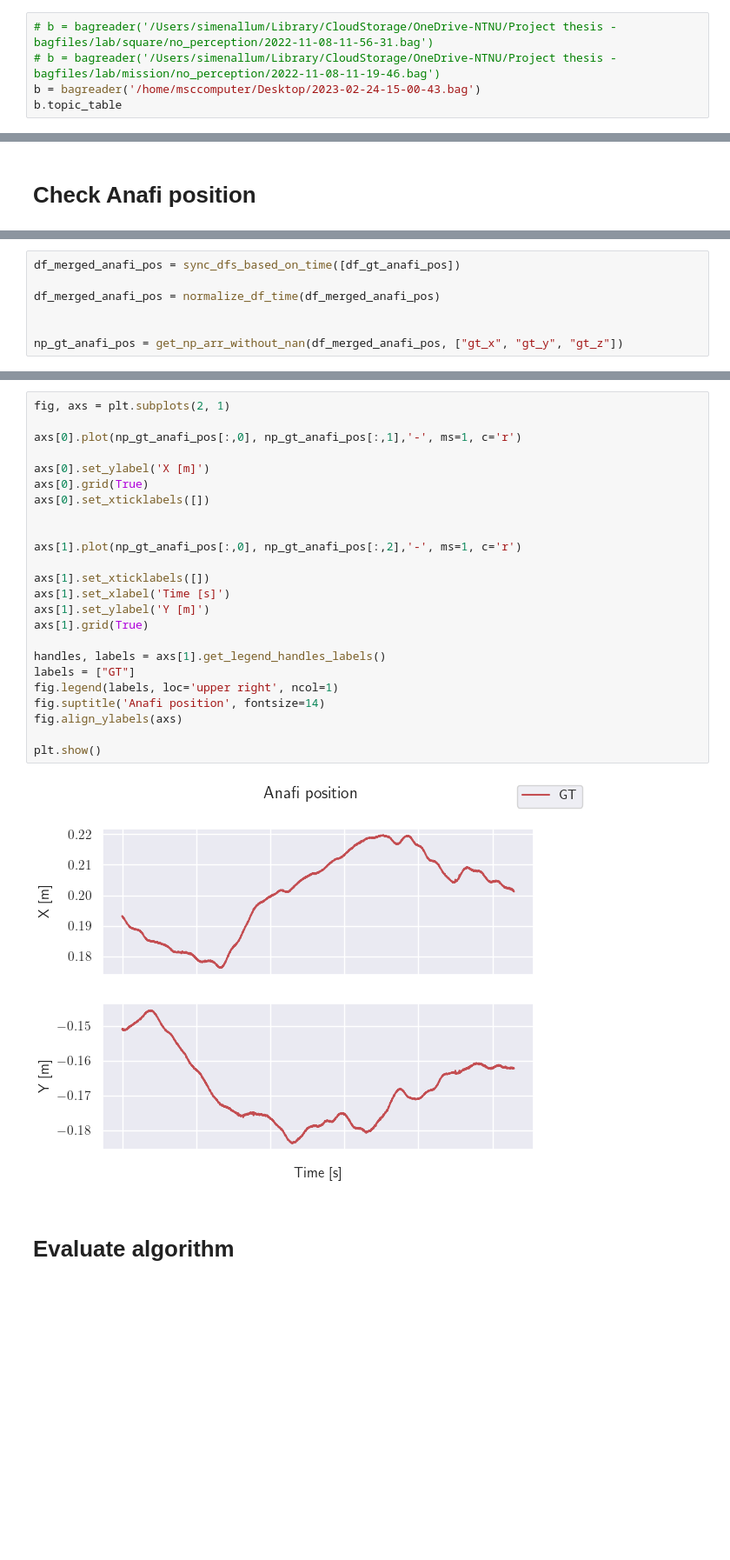
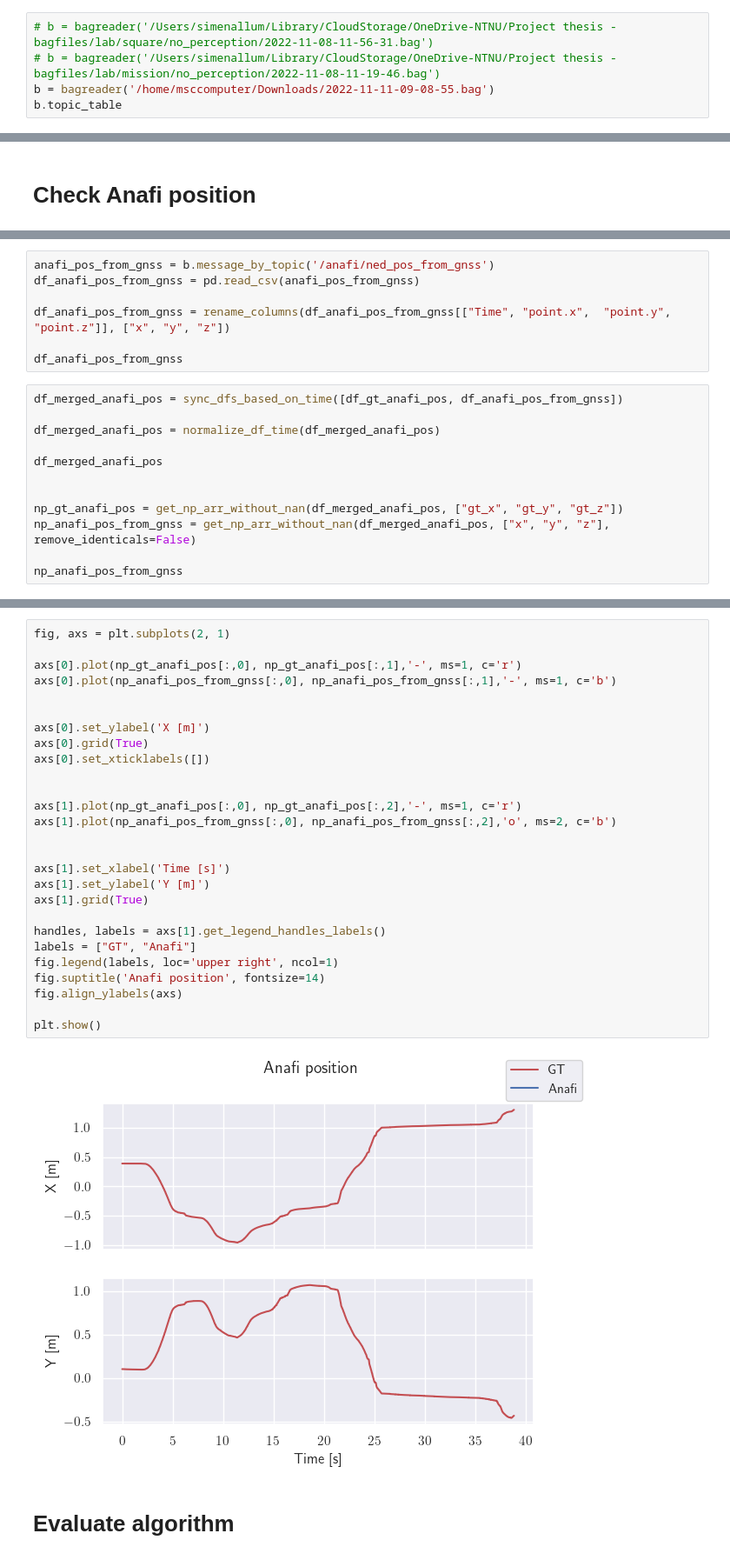
Before and after one commit to simenallum/msc_thesis, a Jupyter notebook: offline_utils/analysis/pix2geo/evaluate_pix2geo.ipynb, the cells around one changed output, grey strips where cells are left out. Shown: that part at 87% size. Saved outputs shown, nothing was run; the diff lists cells and outputs as text; blank space fills up the shorter version.

```diff
--- a/offline_utils/analysis/pix2geo/evaluate_pix2geo.ipynb
+++ b/offline_utils/analysis/pix2geo/evaluate_pix2geo.ipynb
@@ -105,6 +105,6 @@ def get_np_arr_without_nan(df, datacols_list, remove_identicals=True):
 # %%
 # b = bagreader('/Users/simenallum/Library/CloudStorage/OneDrive-NTNU/Project thesis - bagfiles/lab/square/no_perception/2022-11-08-11-56-31.bag')
 # b = bagreader('/Users/simenallum/Library/CloudStorage/OneDrive-NTNU/Project thesis - bagfiles/lab/mission/no_perception/2022-11-08-11-19-46.bag')
-b = bagreader('/home/msccomputer/Desktop/2023-02-24-15-00-43.bag')
+b = bagreader('/home/msccomputer/Downloads/2022-11-11-09-08-55.bag')
 b.topic_table
 # %% [output]
@@ -343,7 +418,19 @@ df_gt_anafi_pos
+# %%
+anafi_pos_from_gnss = b.message_by_topic('/anafi/ned_pos_from_gnss')
+df_anafi_pos_from_gnss = pd.read_csv(anafi_pos_from_gnss)
+
+df_anafi_pos_from_gnss = rename_columns(df_anafi_pos_from_gnss[["Time", "point.x",	"point.y",	"point.z"]], ["x", "y", "z"])
+
+df_anafi_pos_from_gnss
 # %%
-df_merged_anafi_pos = sync_dfs_based_on_time([df_gt_anafi_pos])
+df_merged_anafi_pos = sync_dfs_based_on_time([df_gt_anafi_pos, df_anafi_pos_from_gnss])
 
 df_merged_anafi_pos = normalize_df_time(df_merged_anafi_pos)
 
+df_merged_anafi_pos
+
 
 np_gt_anafi_pos = get_np_arr_without_nan(df_merged_anafi_pos, ["gt_x", "gt_y", "gt_z"])
+np_anafi_pos_from_gnss = get_np_arr_without_nan(df_merged_anafi_pos, ["x", "y", "z"], remove_identicals=False)
+
+np_anafi_pos_from_gnss
@@ -350,29 +451,32 @@ np_gt_anafi_pos = get_np_arr_without_nan(df_merged_anafi_pos, ["gt_x", "gt_y", "
 # %%
 fig, axs = plt.subplots(2, 1)
 
 axs[0].plot(np_gt_anafi_pos[:,0], np_gt_anafi_pos[:,1],'-', ms=1, c='r')
+axs[0].plot(np_anafi_pos_from_gnss[:,0], np_anafi_pos_from_gnss[:,1],'-', ms=1, c='b')
+
 
 axs[0].set_ylabel('X [m]')
 axs[0].grid(True)
 axs[0].set_xticklabels([])
 
 
 axs[1].plot(np_gt_anafi_pos[:,0], np_gt_anafi_pos[:,2],'-', ms=1, c='r')
+axs[1].plot(np_anafi_pos_from_gnss[:,0], np_anafi_pos_from_gnss[:,2],'o', ms=2, c='b')
 
-axs[1].set_xticklabels([])
+
 axs[1].set_xlabel('Time [s]')
 axs[1].set_ylabel('Y [m]')
 axs[1].grid(True)
 
 handles, labels = axs[1].get_legend_handles_labels()
-labels = ["GT"]
+labels = ["GT", "Anafi"]
 fig.legend(labels, loc='upper right', ncol=1)
 fig.suptitle('Anafi position', fontsize=14)
 fig.align_ylabels(axs)
 
 plt.show()
 # %% [output]
-[figure, old version]
+[figure, new version]
 # %% [markdown]
 # Evaluate algorithm
 # %%
```
Also changed, not shown: parts of 19 cells of this notebook.
